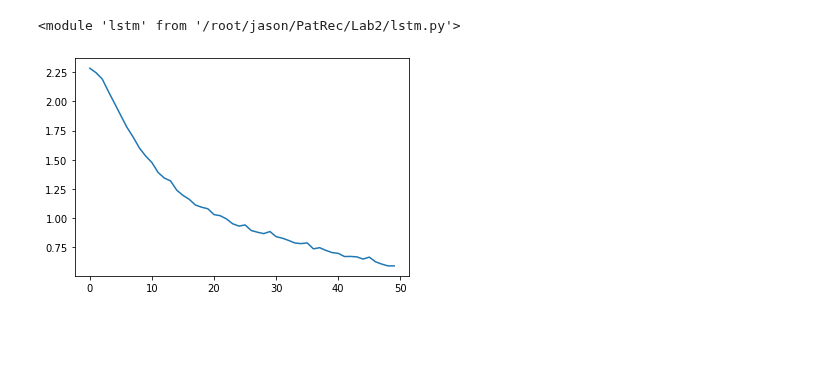
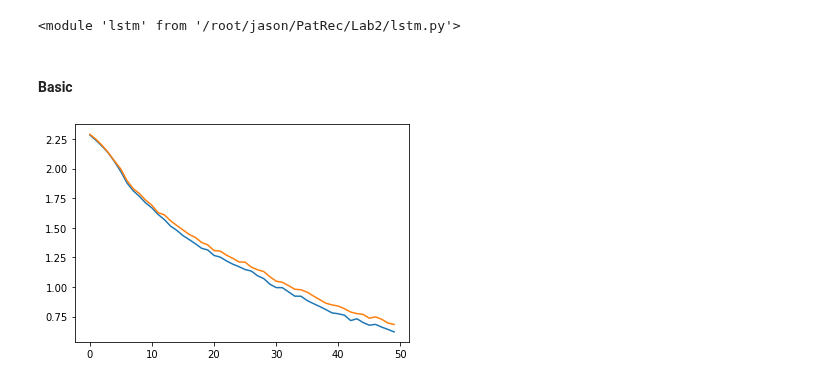
Before and after one commit to JasonChatzitheodorou/PatRec, a Jupyter notebook: Lab2/PatRec_Lab2.ipynb, the cells around one changed output. Cells and saved outputs as stored; diff of their text form; code cells hidden in the pictures; blank space fills up the shorter version.

```diff
--- a/Lab2/PatRec_Lab2.ipynb
+++ b/Lab2/PatRec_Lab2.ipynb
@@ -572,7 +573,7 @@ print(tabulate(models_table, headers=['n_states', 'n_mixtures', 'accuracy']))
          4             5    0.935185
 # %%
 if not os.path.isfile('best_models.pkl'):
-    best_models = train_models(X_train_per_digit, 3, 4, True)
+    best_models = train_models(X_train_per_digit, 3, 3, True)
     joblib.dump(best_models, 'best_models.pkl')
 else:
     best_models = joblib.load('best_models.pkl')
@@ -687,12 +696,12 @@ def eval_dataset(dataloader, model, loss_function):
             running_loss += loss.data.item()
     return running_loss / index, (y, y_pred)
 # %%
-def train_lstm(train_data, val_data, num_layers=1, n_mfcc = 6, dropout=0, weight_decay=0):
+def train_lstm(train_data, val_data, num_layers=1, n_mfcc = 6, dropout=0, weight_decay=0, bidirectional=False):
     RNN_SIZE = 32
     OUTPUTS = 10
     EPOCHS = 50
 
-    model = lstm.BasicLSTM(n_mfcc, RNN_SIZE, OUTPUTS, num_layers, dropout=dropout)
+    model = lstm.BasicLSTM(n_mfcc, RNN_SIZE, OUTPUTS, num_layers, dropout=dropout, bidirectional=bidirectional)
     loss_function = nn.CrossEntropyLoss()
     optimizer = torch.optim.Adam(model.parameters(), lr=0.001, weight_decay=weight_decay)
     total_train_loss = []
@@ -709,14 +718,18 @@ def train_lstm(train_data, val_data, num_layers=1, n_mfcc = 6, dropout=0, weight
         total_val_loss.append(val_loss)
 
     return model, total_train_loss, total_val_loss
+# %% [markdown]
+#### Basic
 # %%
-if not os.path.isfile('model.pkl'):
+description = 'basic'
+postfix = '_' + description + '.pkl'
+model_str, train_loss_str, val_loss_str = 'model' + postfix, 'train_loss' + postfix, 'val_loss' + postfix
+if not os.path.isfile(model_str):
     model, train_loss, val_loss = train_lstm(train_loader, val_loader)
-
-    joblib.dump(model, 'model.pkl')
-    joblib.dump(train_loss, 'train_loss.pkl')
-    joblib.dump(val_loss, 'val_loss.pkl')
+    joblib.dump(model, model_str)
+    joblib.dump(train_loss, train_loss_str)
+    joblib.dump(val_loss, val_loss_str)
 else:
-    model_dr_reg = joblib.load('modelpkl')
-    train_loss_dr_reg = joblib.load('train_loss.pkl')
-    val_loss_dr_reg = joblib.load('val_loss.pkl')
+    model = joblib.load(model_str)
+    train_loss = joblib.load(train_loss_str)
+    val_loss = joblib.load(val_loss_str)
@@ -723,5 +739,7 @@ else:
 # %%
-plt.plot(train_loss)
+plt.plot(train_loss, label='Train loss')
+plt.plot(val_loss, label='Validation loss')
+plt.legend()
 plt.show()
 # %% [output]
-[figure, old version]
+[figure, new version]
```
Also changed, not shown: parts of 23 cells of this notebook, 12 other files.
